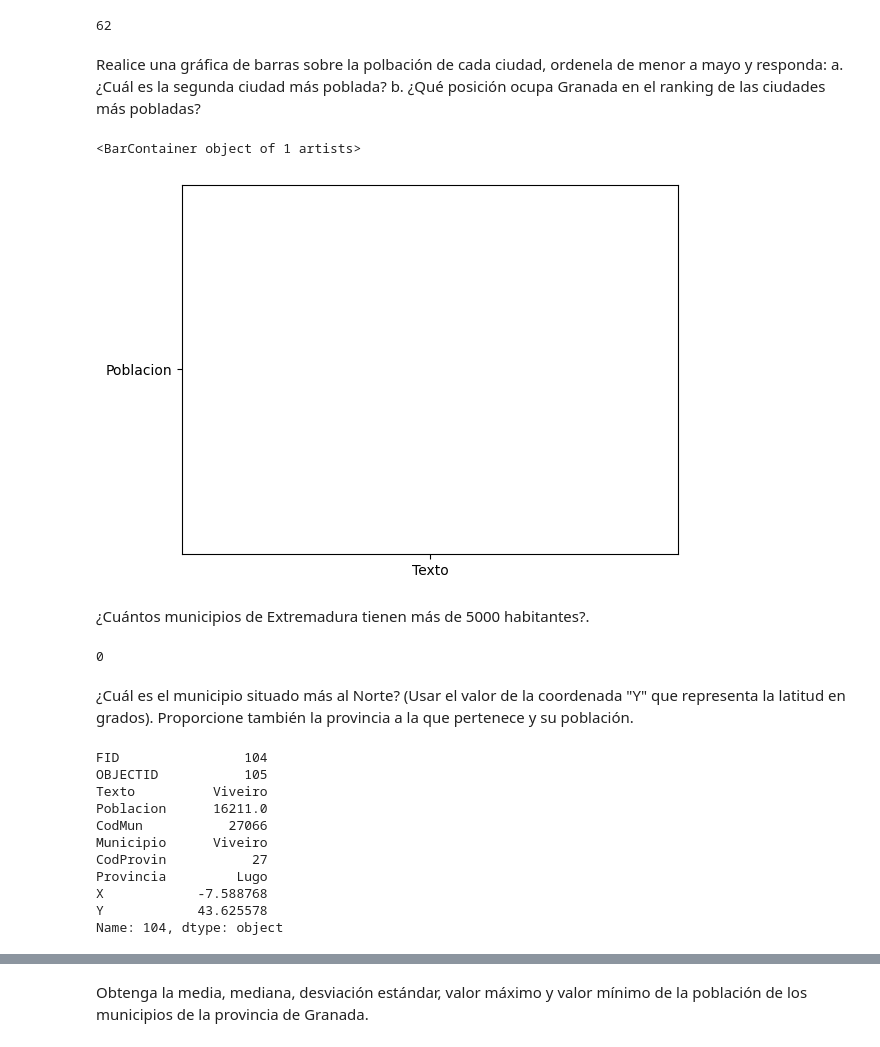
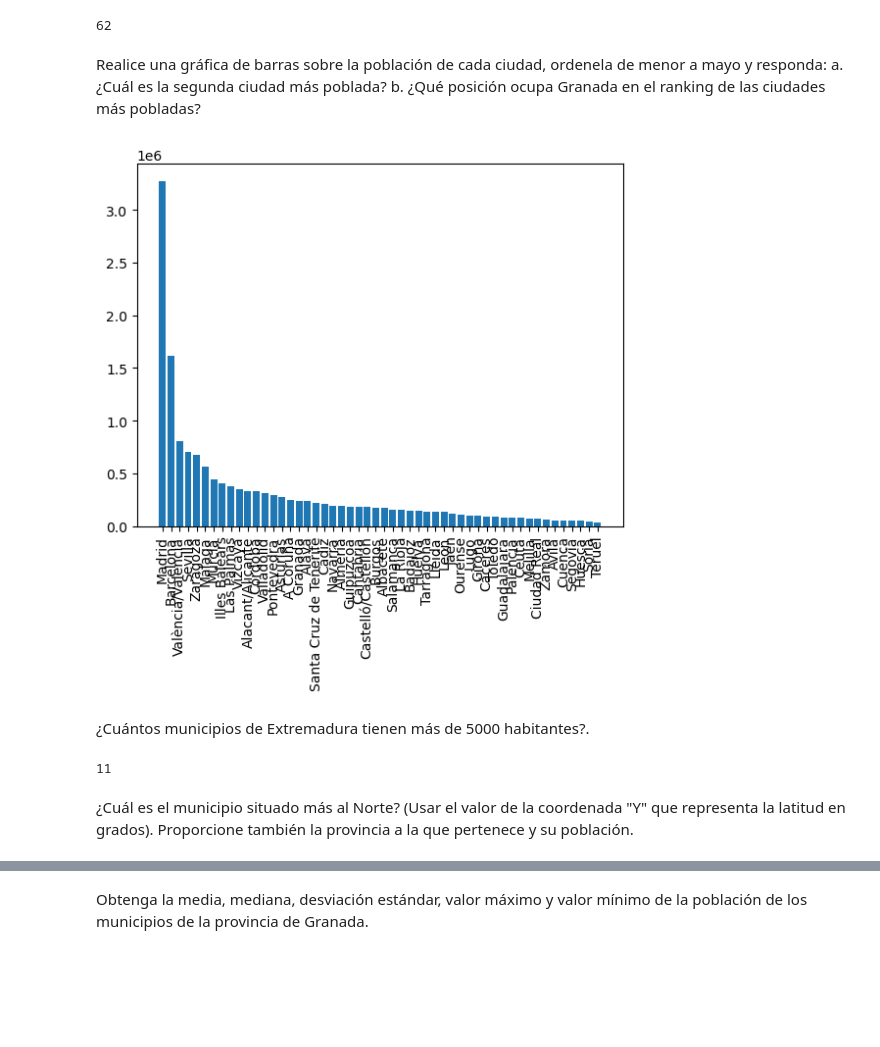
Before and after one commit to eandradezu/Laboratorio-3, a Jupyter notebook: 24000165_Lab3.ipynb, the cells around one changed output, grey strips where cells are left out. Cells and saved outputs as stored; diff of their text form; code cells hidden in the pictures; blank space fills up the shorter version.

```diff
--- a/24000165_Lab3.ipynb
+++ b/24000165_Lab3.ipynb
@@ -112,12 +112,17 @@ cuenta
 # %% [output]
 62
 # %% [markdown]
-Realice una gráfica de barras sobre la polbación de cada
+Realice una gráfica de barras sobre la población de cada
 ciudad, ordenela de menor a mayo y responda:
 a. ¿Cuál es la segunda ciudad más poblada?
 b. ¿Qué posición ocupa Granada en el ranking de las ciudades más pobladas?
 # %%
-plt.bar('Texto','Poblacion')
+orden=df.sort_values(by='Poblacion', ascending=False)
+plt.bar(orden['Provincia'],orden['Poblacion'])
+plt.xticks(rotation=90)
+plt.show()
+
+#a. Barcelona
+#b. Granada ocupa el puesto 17
 # %% [output]
-<BarContainer object of 1 artists>
-[figure, old version]
+[figure, new version]
@@ -132,29 +131,14 @@ plt.bar(pob, ciudad)
 habitantes?.
 # %%
 df=pd.DataFrame(nucleos)
-masex=df[(df['Poblacion']>5000)&(df['Provincia']=='Extremadura')]
+masex=df[(df['Poblacion']>5000)&(df['Provincia']=='Navarra')]
 cuenta2=len(masex)
 cuenta2
 # %% [output]
-0
+11
 # %% [markdown]
 ¿Cuál es el municipio situado más al Norte? (Usar el
 valor de la coordenada "Y" que representa la latitud en
 grados). Proporcione también la provincia a la que
 pertenece y su población.
-# %%
-viveiro=df.iloc[104]
-viveiro
-# %% [output]
-FID                104
-OBJECTID           105
-Texto          Viveiro
-Poblacion      16211.0
-CodMun           27066
-Municipio      Viveiro
-CodProvin           27
-Provincia         Lugo
-X            -7.588768
-Y            43.625578
-Name: 104, dtype: object
 # %%
```
Also changed, not shown: parts of 13 cells of this notebook.
